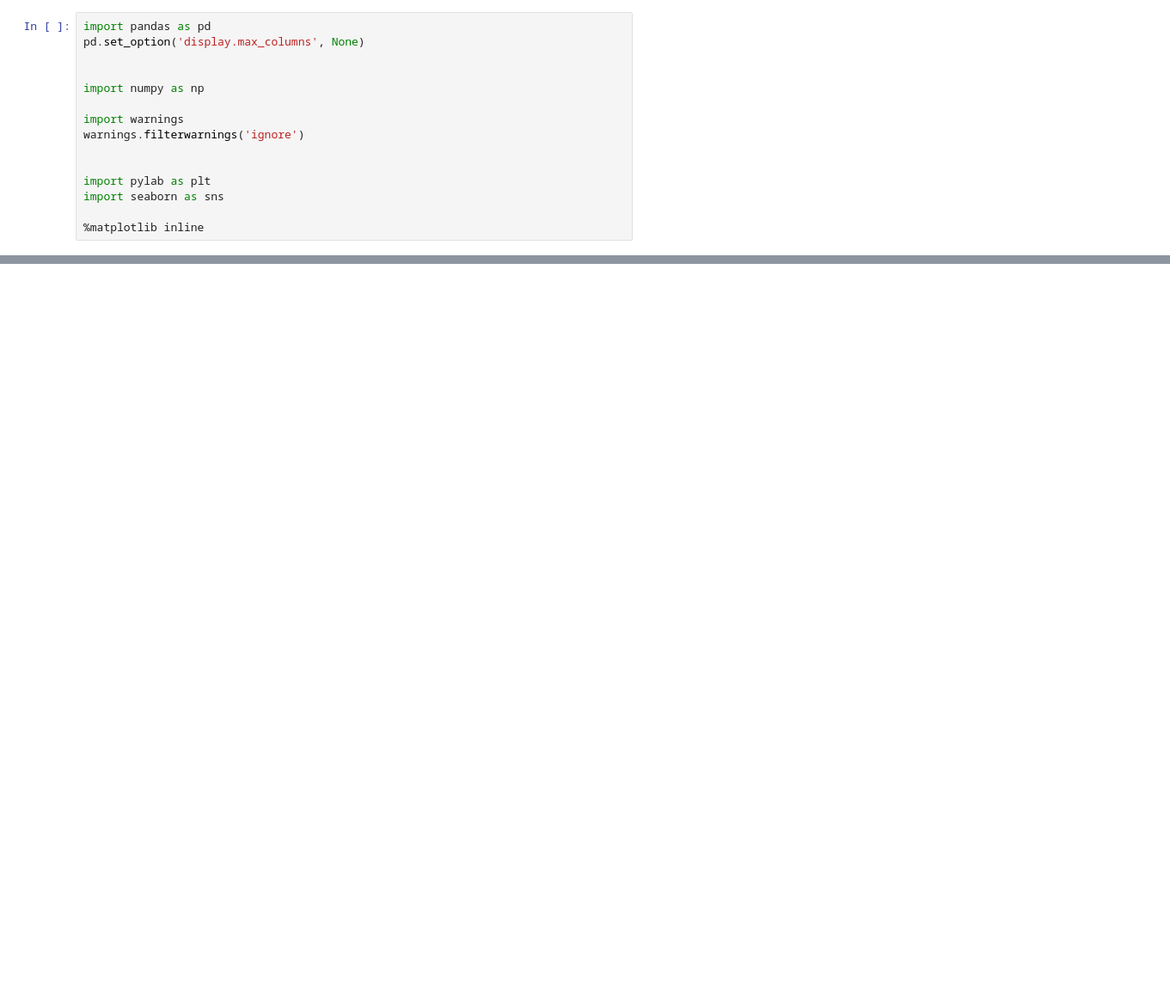
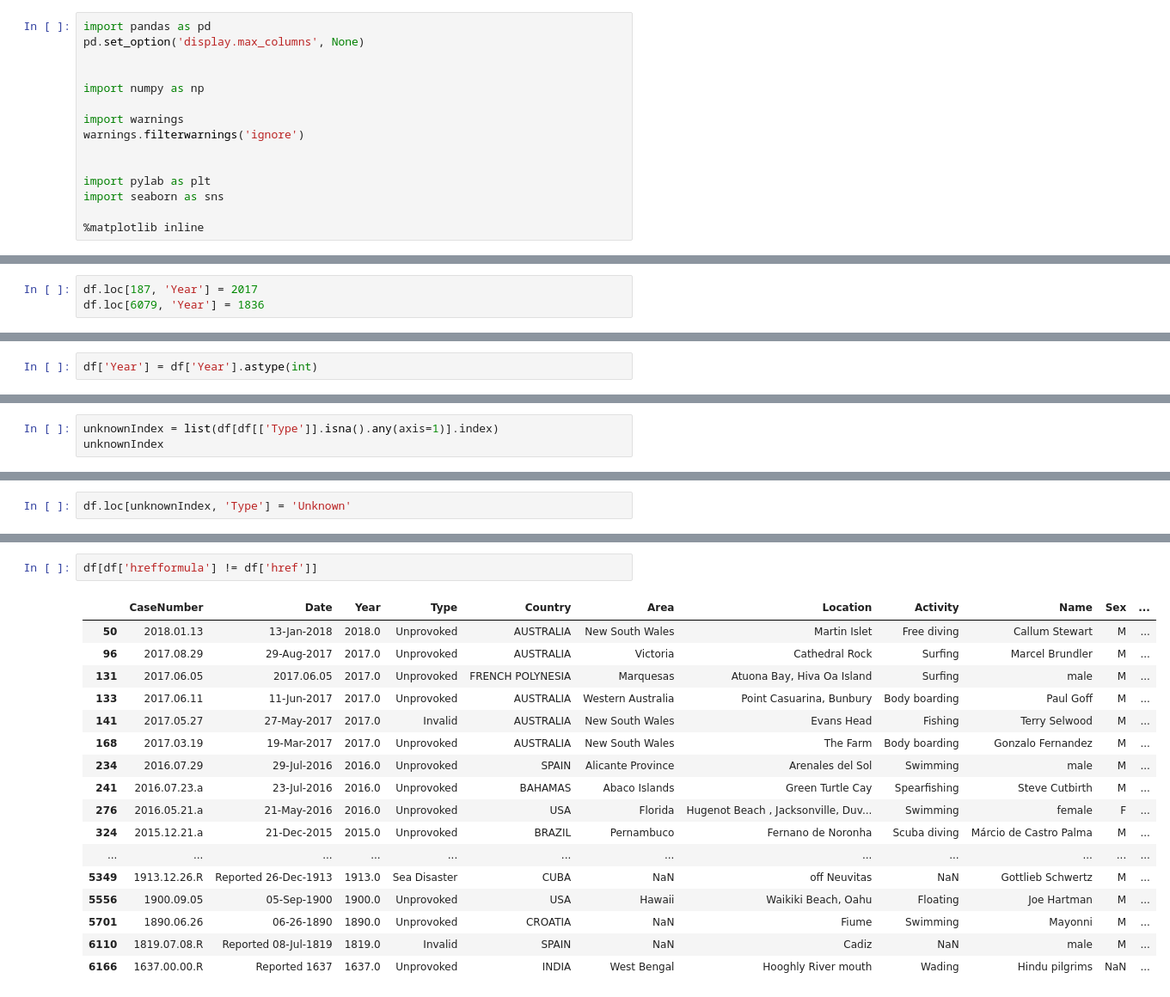
Before and after one commit to LeoBulcsu/data-cleaning-sharkattack, a Jupyter notebook: NoteBooks/SharkAttack_MAIN.ipynb, the cells around one changed output, grey strips where cells are left out. Shown: that part at 86% size. Saved outputs shown, nothing was run; the diff lists cells and outputs as text; blank space fills up the shorter version.

```diff
--- a/NoteBooks/SharkAttack_MAIN.ipynb
+++ b/NoteBooks/SharkAttack_MAIN.ipynb
@@ -46,0 +256,3 @@ memory usage: 22.8 MB
+# %%
+df.loc[187, 'Year'] = 2017
+df.loc[6079, 'Year'] = 1836
@@ -46,0 +279,2 @@ memory usage: 22.8 MB
+# %%
+df['Year'] = df['Year'].astype(int)
@@ -46,0 +370,3 @@ memory usage: 22.8 MB
+# %%
+unknownIndex = list(df[df[['Type']].isna().any(axis=1)].index)
+unknownIndex
@@ -46,0 +375,2 @@ memory usage: 22.8 MB
+# %%
+df.loc[unknownIndex, 'Type'] = 'Unknown'
@@ -46,0 +409,20 @@ memory usage: 22.8 MB
+# %%
+df[df['hrefformula'] != df['href']]
+# %% [output]
+|  | CaseNumber | Date | Year | Type | Country | Area | Location | Activity | Name | Sex | ... |
+| 50 | 2018.01.13 | 13-Jan-2018 | 2018.0 | Unprovoked | AUSTRALIA | New South Wales | Martin Islet | Free diving | Callum Stewart | M | ... |
+| 96 | 2017.08.29 | 29-Aug-2017 | 2017.0 | Unprovoked | AUSTRALIA | Victoria | Cathedral Rock | Surfing | Marcel Brundler | M | ... |
+| 131 | 2017.06.05 | 2017.06.05 | 2017.0 | Unprovoked | FRENCH POLYNESIA | Marquesas | Atuona Bay, Hiva Oa Island | Surfing | male | M | ... |
+| 133 | 2017.06.11 | 11-Jun-2017 | 2017.0 | Unprovoked | AUSTRALIA | Western Australia | Point Casuarina, Bunbury | Body boarding | Paul Goff | M | ... |
+| 141 | 2017.05.27 | 27-May-2017 | 2017.0 | Invalid | AUSTRALIA | New South Wales | Evans Head | Fishing | Terry Selwood | M | ... |
+| 168 | 2017.03.19 | 19-Mar-2017 | 2017.0 | Unprovoked | AUSTRALIA | New South Wales | The Farm | Body boarding | Gonzalo Fernandez | M | ... |
+| 234 | 2016.07.29 | 29-Jul-2016 | 2016.0 | Unprovoked | SPAIN | Alicante Province | Arenales del Sol | Swimming | male | M | ... |
+| 241 | 2016.07.23.a | 23-Jul-2016 | 2016.0 | Unprovoked | BAHAMAS | Abaco Islands | Green Turtle Cay | Spearfishing | Steve Cutbirth | M | ... |
+| 276 | 2016.05.21.a | 21-May-2016 | 2016.0 | Unprovoked | USA | Florida | Hugenot Beach , Jacksonville, Duv... | Swimming | female | F | ... |
+| 324 | 2015.12.21.a | 21-Dec-2015 | 2015.0 | Unprovoked | BRAZIL | Pernambuco | Fernano de Noronha | Scuba diving | Márcio de Castro Palma | M | ... |
+| ... | ... | ... | ... | ... | ... | ... | ... | ... | ... | ... | ... |
+| 5349 | 1913.12.26.R | Reported 26-Dec-1913 | 1913.0 | Sea Disaster | CUBA | NaN | off Neuvitas | NaN | Gottlieb Schwertz | M | ... |
+| 5556 | 1900.09.05 | 05-Sep-1900 | 1900.0 | Unprovoked | USA | Hawaii | Waikiki Beach, Oahu | Floating | Joe Hartman | M | ... |
+| 5701 | 1890.06.26 | 06-26-1890 | 1890.0 | Unprovoked | CROATIA | NaN | Fiume | Swimming | Mayonni | M | ... |
+| 6110 | 1819.07.08.R | Reported 08-Jul-1819 | 1819.0 | Invalid | SPAIN | NaN | Cadiz | NaN | male | M | ... |
+| 6166 | 1637.00.00.R | Reported 1637 | 1637.0 | Unprovoked | INDIA | West Bengal | Hooghly River mouth | Wading | Hindu pilgrims | NaN | ... |
```
Also changed, not shown: parts of 59 cells of this notebook.
